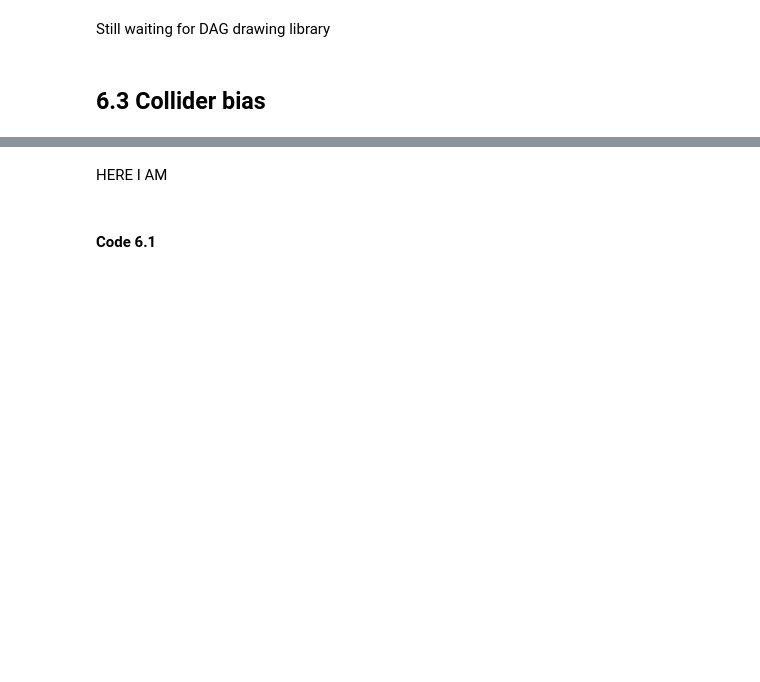
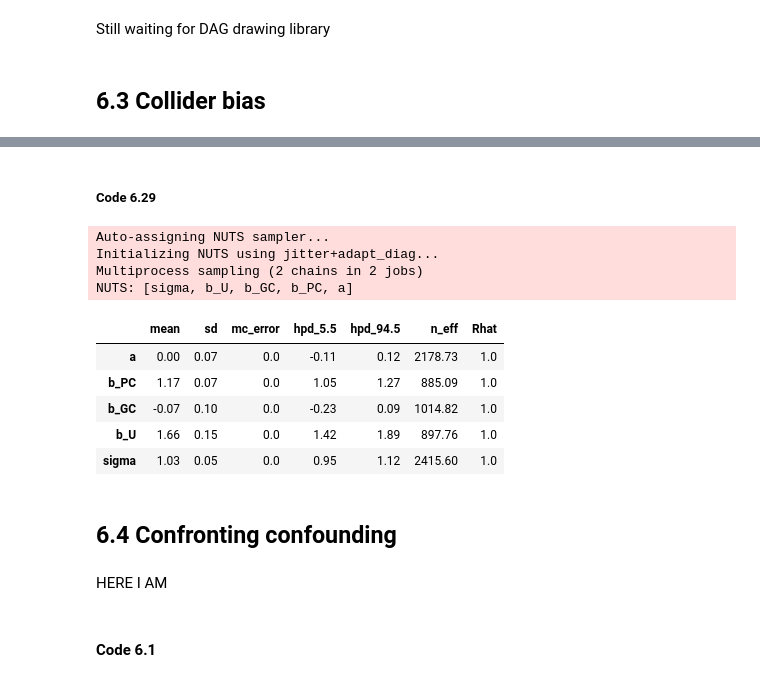
Before and after one commit to baheredia/resources, a Jupyter notebook: Rethinking/Chp_06.ipynb, the cells around one changed output, grey strips where cells are left out. Saved outputs shown, nothing was run; the diff lists cells and outputs as text; code cells hidden in the pictures; blank space fills up the shorter version.

```diff
--- a/Rethinking/Chp_06.ipynb
+++ b/Rethinking/Chp_06.ipynb
@@ -352,0 +447,6 @@ Still waiting for DAG drawing library
+# %%
+n = 200 # number of grandparent-parent-child triads
+b_GP = 1 # direct effect of G on P
+b_GC = 0 # direct effect of G on C
+b_PC = 1 # direct effect of P on C
+b_U = 2 # direct effect of U on P and C
@@ -352,0 +457,7 @@ Still waiting for DAG drawing library
+# %%
+np.random.seed(1)
+u = 2*stats.bernoulli.rvs(p=0.5, size=n) - 1
+g = stats.norm.rvs(size=n)
+p = stats.norm.rvs(loc=b_GP * g + b_U * u)
+c = stats.norm.rvs(loc=b_PC * p + b_GC * g + b_U * u)
+d = pd.DataFrame({"C":c, "P":p, "G":g, "U":u})
@@ -352,0 +475,10 @@ Still waiting for DAG drawing library
+# %%
+with pm.Model() as m6_11:
+    a = pm.Normal("a", mu=0, sd=1)
+    b_PC = pm.Normal("b_PC", mu=0, sd=1)
+    b_GC = pm.Normal("b_GC", mu=0, sd=1)
+    mu = pm.Deterministic("mu", a + b_PC * d["P"] + b_GC * d["G"])
+    sigma= pm.Exponential("sigma", lam=1)
+    c = pm.Normal("C", mu=mu, sd=sigma, observed=d["C"])
+
+    trace_6_11 = pm.sample(1000, tune=1000)
@@ -353,3 +498,32 @@ Still waiting for DAG drawing library
+# %% [markdown]
+##### Code 6.29
+# %%
+with pm.Model() as m6_12:
+    a = pm.Normal("a", mu=0, sd=1)
+    b_PC = pm.Normal("b_PC", mu=0, sd=1)
+    b_GC = pm.Normal("b_GC", mu=0, sd=1)
+    b_U = pm.Normal("b_U", mu=0, sd=1)
+    mu = pm.Deterministic("mu", a + b_PC * d["P"] + b_GC * d["G"] + b_U * d["U"])
+    sigma= pm.Exponential("sigma", lam=1)
+    c = pm.Normal("C", mu=mu, sd=sigma, observed=d["C"])
+
+    trace_6_12 = pm.sample(1000, tune=1000)
+# %% [output]
+Auto-assigning NUTS sampler...
+Initializing NUTS using jitter+adapt_diag...
+Multiprocess sampling (2 chains in 2 jobs)
+NUTS: [sigma, b_U, b_GC, b_PC, a]
+# %%
+pm.summary(trace_6_12, varnames=["a", "b_PC", "b_GC", "b_U", "sigma"], alpha=0.11).round(2)
+# %% [output]
+|  | mean | sd | mc_error | hpd_5.5 | hpd_94.5 | n_eff | Rhat |
+| a | 0.00 | 0.07 | 0.0 | -0.11 | 0.12 | 2178.73 | 1.0 |
+| b_PC | 1.17 | 0.07 | 0.0 | 1.05 | 1.27 | 885.09 | 1.0 |
+| b_GC | -0.07 | 0.10 | 0.0 | -0.23 | 0.09 | 1014.82 | 1.0 |
+| b_U | 1.66 | 0.15 | 0.0 | 1.42 | 1.89 | 897.76 | 1.0 |
+| sigma | 1.03 | 0.05 | 0.0 | 0.95 | 1.12 | 2415.60 | 1.0 |
+# %% [markdown]
+## 6.4 Confronting confounding
 # %% [markdown]
 HERE I AM
 # %% [markdown]
```
Also changed, not shown: parts of 26 cells of this notebook.
